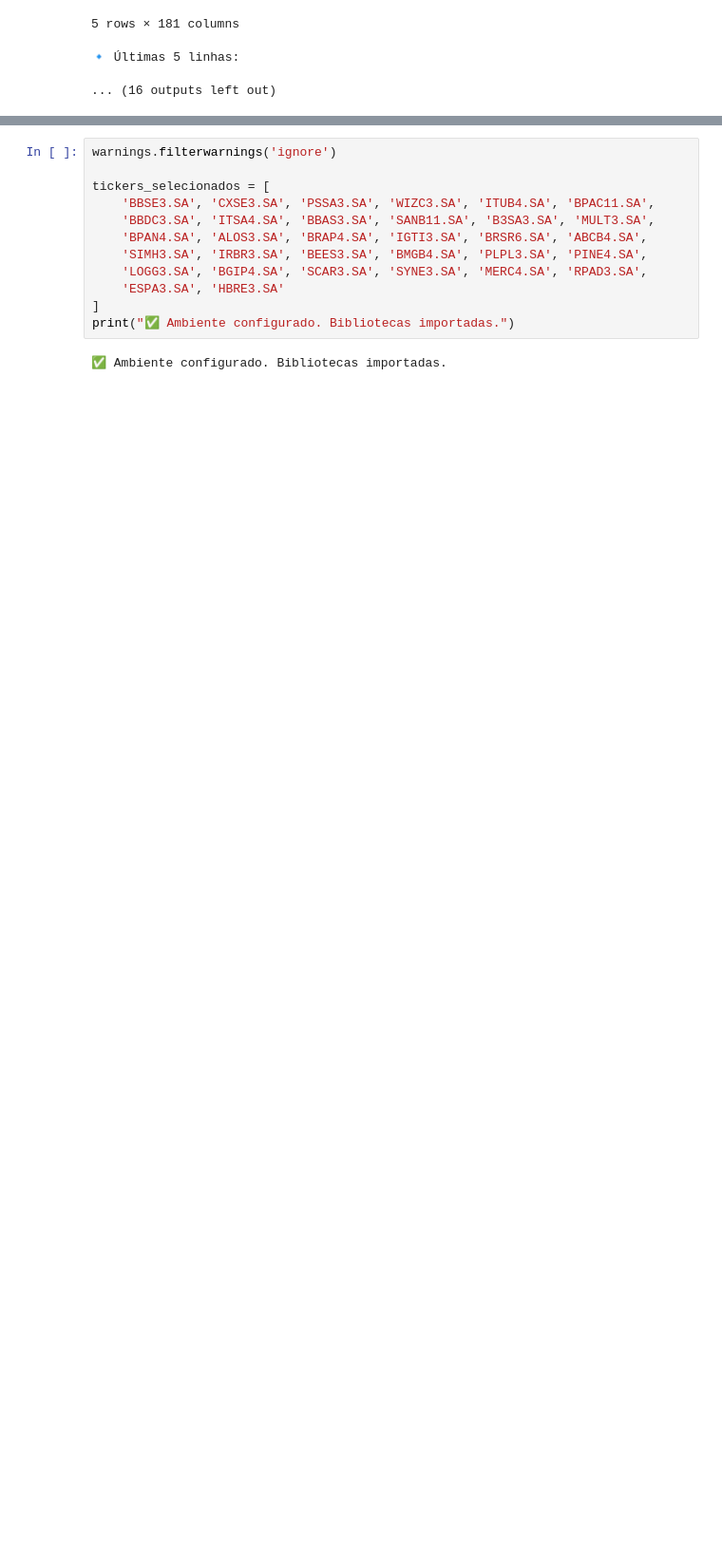
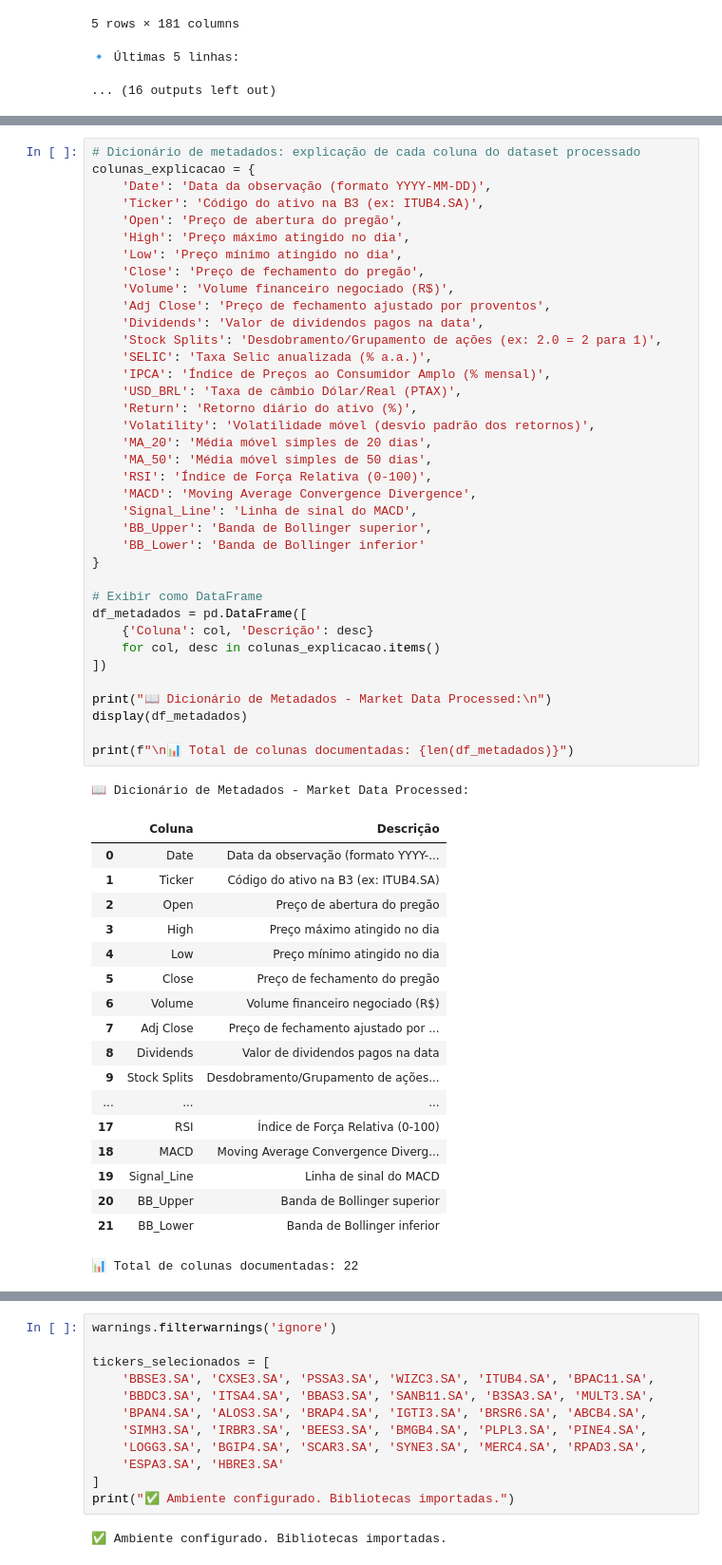
Before and after one commit to Alpha-Desafio-Equipe2/Desafio-Analytics, a Jupyter notebook: notebooks/b3_analytics.ipynb, the cells around one changed output, grey strips where cells are left out. Shown at 95% size. Cells and saved outputs as stored; diff of their text form; blank space fills up the shorter version.

```diff
--- a/notebooks/b3_analytics.ipynb
+++ b/notebooks/b3_analytics.ipynb
@@ -191,0 +261,57 @@ Colunas: ['address1', 'city', 'state', 'zip', 'country', 'phone', 'website', 'in
+# %%
+# Dicionário de metadados: explicação de cada coluna do dataset processado
+colunas_explicacao = {
+    'Date': 'Data da observação (formato YYYY-MM-DD)',
+    'Ticker': 'Código do ativo na B3 (ex: ITUB4.SA)',
+    'Open': 'Preço de abertura do pregão',
+    'High': 'Preço máximo atingido no dia',
+    'Low': 'Preço mínimo atingido no dia',
+    'Close': 'Preço de fechamento do pregão',
+    'Volume': 'Volume financeiro negociado (R$)',
+    'Adj Close': 'Preço de fechamento ajustado por proventos',
+    'Dividends': 'Valor de dividendos pagos na data',
+    'Stock Splits': 'Desdobramento/Grupamento de ações (ex: 2.0 = 2 para 1)',
+    'SELIC': 'Taxa Selic anualizada (% a.a.)',
+    'IPCA': 'Índice de Preços ao Consumidor Amplo (% mensal)',
+    'USD_BRL': 'Taxa de câmbio Dólar/Real (PTAX)',
+    'Return': 'Retorno diário do ativo (%)',
+    'Volatility': 'Volatilidade móvel (desvio padrão dos retornos)',
+    'MA_20': 'Média móvel simples de 20 dias',
+    'MA_50': 'Média móvel simples de 50 dias',
+    'RSI': 'Índice de Força Relativa (0-100)',
+    'MACD': 'Moving Average Convergence Divergence',
+    'Signal_Line': 'Linha de sinal do MACD',
+    'BB_Upper': 'Banda de Bollinger superior',
+    'BB_Lower': 'Banda de Bollinger inferior'
+}
+
+# Exibir como DataFrame
+df_metadados = pd.DataFrame([
+    {'Coluna': col, 'Descrição': desc}
+    for col, desc in colunas_explicacao.items()
+])
+
+print("📖 Dicionário de Metadados - Market Data Processed:\n")
+display(df_metadados)
+
+print(f"\n📊 Total de colunas documentadas: {len(df_metadados)}")
+# %% [output]
+📖 Dicionário de Metadados - Market Data Processed:
+|  | Coluna | Descrição |
+| 0 | Date | Data da observação (formato YYYY-... |
+| 1 | Ticker | Código do ativo na B3 (ex: ITUB4.SA) |
+| 2 | Open | Preço de abertura do pregão |
+| 3 | High | Preço máximo atingido no dia |
+| 4 | Low | Preço mínimo atingido no dia |
+| 5 | Close | Preço de fechamento do pregão |
+| 6 | Volume | Volume financeiro negociado (R$) |
+| 7 | Adj Close | Preço de fechamento ajustado por ... |
+| 8 | Dividends | Valor de dividendos pagos na data |
+| 9 | Stock Splits | Desdobramento/Grupamento de ações... |
+| ... | ... | ... |
+| 17 | RSI | Índice de Força Relativa (0-100) |
+| 18 | MACD | Moving Average Convergence Diverg... |
+| 19 | Signal_Line | Linha de sinal do MACD |
+| 20 | BB_Upper | Banda de Bollinger superior |
+| 21 | BB_Lower | Banda de Bollinger inferior |
+📊 Total de colunas documentadas: 22
```
Also changed, not shown: parts of 13 cells of this notebook.
